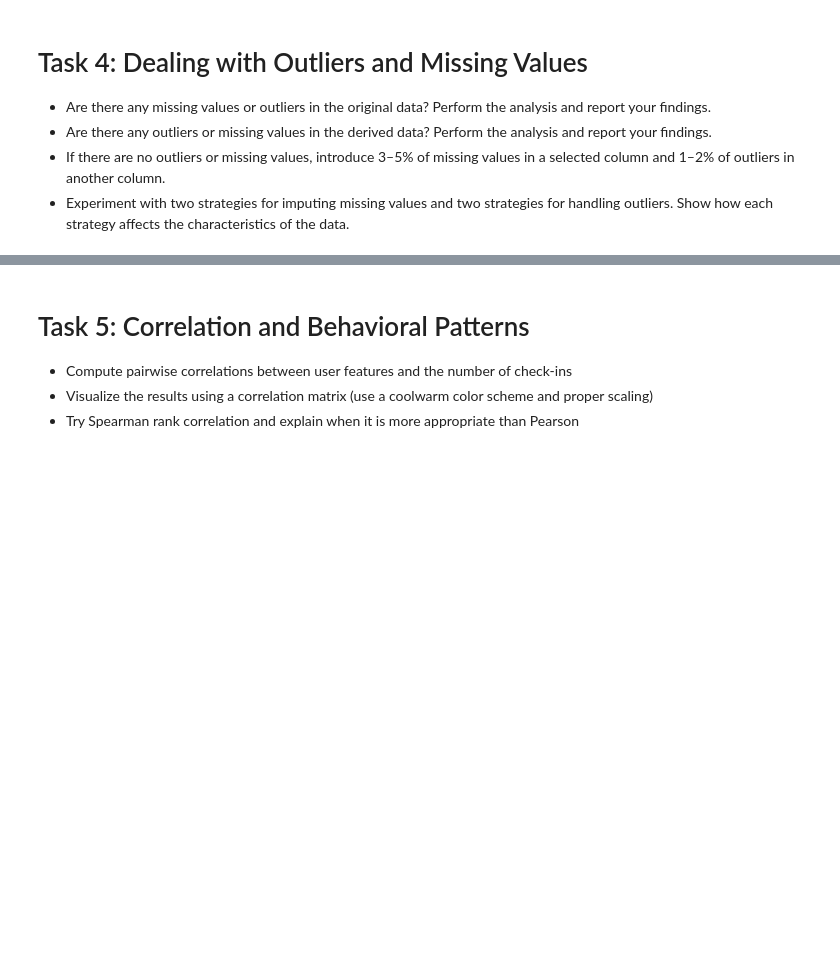
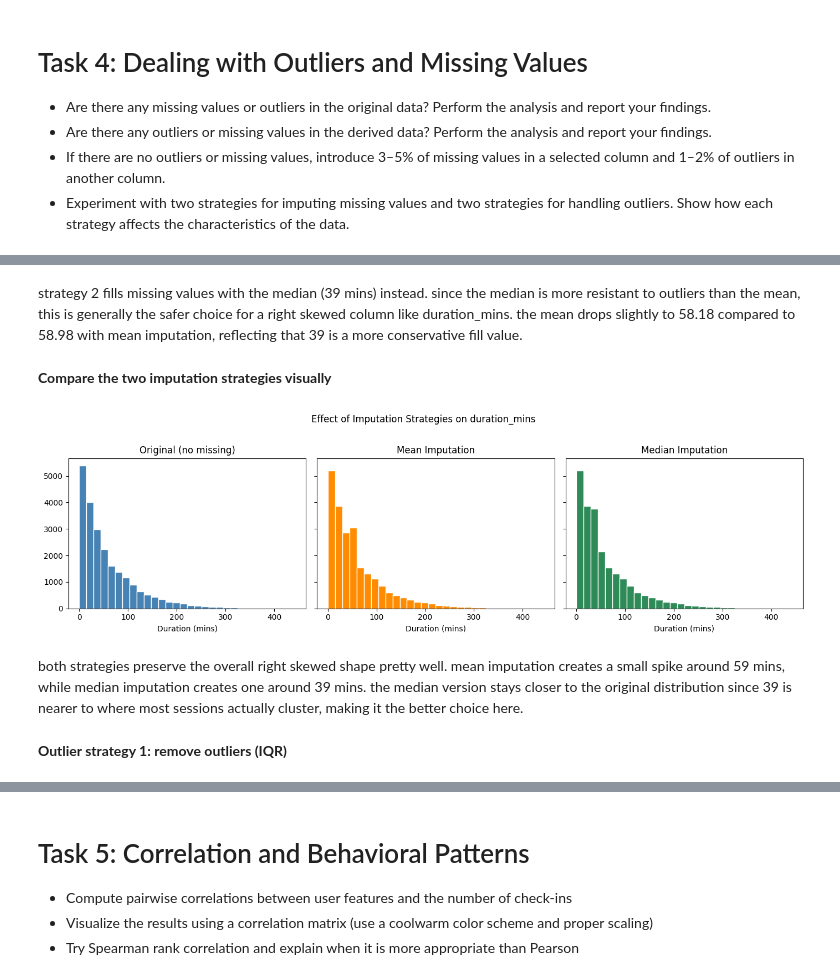
Before and after one commit to MSagri05/Assignment1-Exploratory-Data-Analysis, a Jupyter notebook: IAT461_Assignment01_Scaffold.ipynb, the cells around one changed output, grey strips where cells are left out. Saved outputs shown, nothing was run; the diff lists cells and outputs as text; code cells hidden in the pictures; blank space fills up the shorter version.

```diff
--- a/IAT461_Assignment01_Scaffold.ipynb
+++ b/IAT461_Assignment01_Scaffold.ipynb
@@ -766,0 +933,7 @@ in task 3 i explored viewer and stream characteristics through descriptive stati
+# %%
+# Introduce ~1.5% artificial outliers into chat_messages_sent
+outlier_idx = np.random.choice(sessions.index, size=int(0.015 * len(sessions)), replace=False)
+sessions_exp.loc[outlier_idx, "chat_messages_sent"] = np.random.randint(2000, 5000, size=len(outlier_idx))
+
+print(f"Outliers introduced in chat_messages_sent: {len(outlier_idx)} rows")
+print(sessions_exp["chat_messages_sent"].describe())
@@ -766,0 +955,9 @@ in task 3 i explored viewer and stream characteristics through descriptive stati
+# %%
+# Strategy 1: Fill missing duration_mins with the column mean
+sessions_mean = sessions_exp.copy()
+mean_val = sessions_mean["duration_mins"].mean()
+sessions_mean["duration_mins"] = sessions_mean["duration_mins"].fillna(mean_val)
+
+print(f"Mean used for imputation: {mean_val:.2f}")
+print(f"Missing values remaining: {sessions_mean['duration_mins'].isnull().sum()}")
+print(sessions_mean["duration_mins"].describe())
@@ -766,0 +980,9 @@ in task 3 i explored viewer and stream characteristics through descriptive stati
+# %%
+# Strategy 2: Fill missing duration_mins with the column median
+sessions_median = sessions_exp.copy()
+median_val = sessions_median["duration_mins"].median()
+sessions_median["duration_mins"] = sessions_median["duration_mins"].fillna(median_val)
+
+print(f"Median used for imputation: {median_val:.2f}")
+print(f"Missing values remaining: {sessions_median['duration_mins'].isnull().sum()}")
+print(sessions_median["duration_mins"].describe())
@@ -766,0 +1001,29 @@ in task 3 i explored viewer and stream characteristics through descriptive stati
+# %% [markdown]
+strategy 2 fills missing values with the median (39 mins) instead. since the median is more resistant to outliers than the mean, this is generally the safer choice for a right skewed column like duration_mins. the mean drops slightly to 58.18 compared to 58.98 with mean imputation, reflecting that 39 is a more conservative fill value.
+# %% [markdown]
+**Compare the two imputation strategies visually**
+# %%
+# Compare original vs mean vs median imputation distributions
+fig, axes = plt.subplots(1, 3, figsize=(14, 4), sharey=True)
+
+axes[0].hist(sessions["duration_mins"].dropna(), bins=30, color="steelblue", edgecolor="white")
+axes[0].set_title("Original (no missing)")
+axes[0].set_xlabel("Duration (mins)")
+
+axes[1].hist(sessions_mean["duration_mins"], bins=30, color="darkorange", edgecolor="white")
+axes[1].set_title("Mean Imputation")
+axes[1].set_xlabel("Duration (mins)")
+
+axes[2].hist(sessions_median["duration_mins"], bins=30, color="seagreen", edgecolor="white")
+axes[2].set_title("Median Imputation")
+axes[2].set_xlabel("Duration (mins)")
+
+plt.suptitle("Effect of Imputation Strategies on duration_mins", y=1.02)
+plt.tight_layout()
+plt.show()
+# %% [output]
+[figure, added]
+# %% [markdown]
+both strategies preserve the overall right skewed shape pretty well. mean imputation creates a small spike around 59 mins, while median imputation creates one around 39 mins. the median version stays closer to the original distribution since 39 is nearer to where most sessions actually cluster, making it the better choice here.
+# %% [markdown]
+**Outlier strategy 1: remove outliers (IQR)**
```
Also changed, not shown: parts of 36 cells of this notebook.
